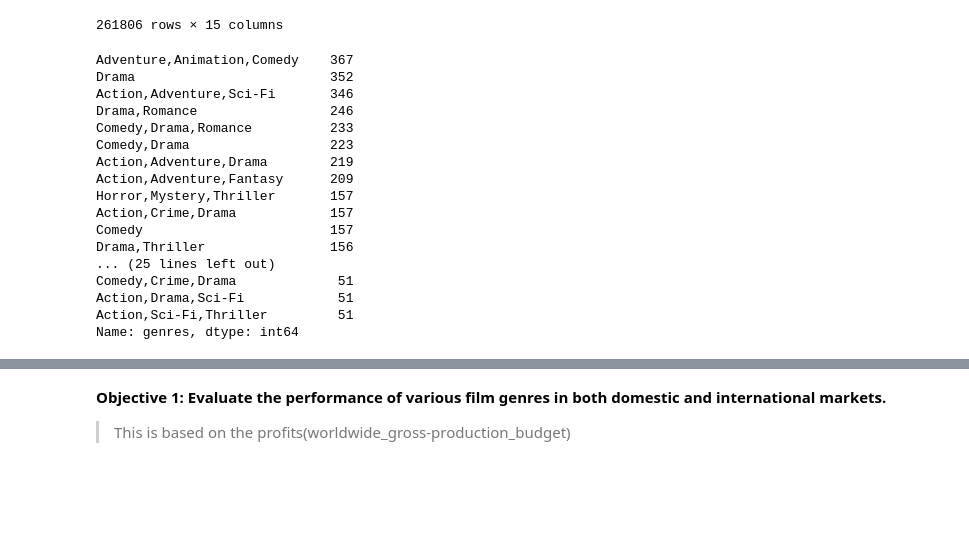
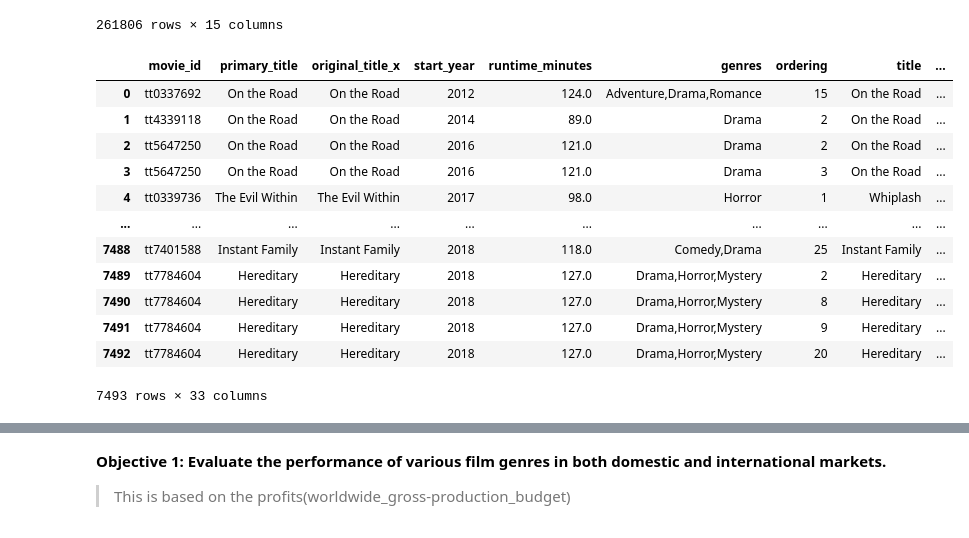
Before and after one commit to mikabenson/PHASE2_PROJECT-inferential-statistics-, a Jupyter notebook: notebooks/Franciscar.ipynb, the cells around one changed output, grey strips where cells are left out. Saved outputs shown, nothing was run; the diff lists cells and outputs as text; code cells hidden in the pictures; blank space fills up the shorter version.

```diff
--- a/notebooks/Franciscar.ipynb
+++ b/notebooks/Franciscar.ipynb
@@ -558,25 +567,21 @@ movies
 261806 rows × 15 columns
 # %%
 all_movies=movies.merge(movies_merge, how='inner', on='title')
-all_movies['genres'].value_counts().head(40)
+all_movies
 # %% [output]
+|  | movie_id | primary_title | original_title_x | start_year | runtime_minutes | genres | ordering | title | ... |
+| 0 | tt0337692 | On the Road | On the Road | 2012 | 124.0 | Adventure,Drama,Romance | 15 | On the Road | ... |
+| 1 | tt4339118 | On the Road | On the Road | 2014 | 89.0 | Drama | 2 | On the Road | ... |
+| 2 | tt5647250 | On the Road | On the Road | 2016 | 121.0 | Drama | 2 | On the Road | ... |
+| 3 | tt5647250 | On the Road | On the Road | 2016 | 121.0 | Drama | 3 | On the Road | ... |
+| 4 | tt0339736 | The Evil Within | The Evil Within | 2017 | 98.0 | Horror | 1 | Whiplash | ... |
+| ... | ... | ... | ... | ... | ... | ... | ... | ... | ... |
+| 7488 | tt7401588 | Instant Family | Instant Family | 2018 | 118.0 | Comedy,Drama | 25 | Instant Family | ... |
+| 7489 | tt7784604 | Hereditary | Hereditary | 2018 | 127.0 | Drama,Horror,Mystery | 2 | Hereditary | ... |
+| 7490 | tt7784604 | Hereditary | Hereditary | 2018 | 127.0 | Drama,Horror,Mystery | 8 | Hereditary | ... |
+| 7491 | tt7784604 | Hereditary | Hereditary | 2018 | 127.0 | Drama,Horror,Mystery | 9 | Hereditary | ... |
+| 7492 | tt7784604 | Hereditary | Hereditary | 2018 | 127.0 | Drama,Horror,Mystery | 20 | Hereditary | ... |
-Adventure,Animation,Comedy    367
-Drama                         352
-Action,Adventure,Sci-Fi       346
-Drama,Romance                 246
-Comedy,Drama,Romance          233
-Comedy,Drama                  223
-Action,Adventure,Drama        219
-Action,Adventure,Fantasy      209
-Horror,Mystery,Thriller       157
-Action,Crime,Drama            157
-Comedy                        157
-Drama,Thriller                156
-... (25 lines left out)
-Comedy,Crime,Drama             51
-Action,Drama,Sci-Fi            51
-Action,Sci-Fi,Thriller         51
-Name: genres, dtype: int64
+7493 rows × 33 columns
 # %%
 columns_to_drop = [col for col in ['ordering', 'original_title_x','types','region', 'attributes','is_original_title', 'is_original_language', 'language', 'original_title_y', 'original_language'] if col in all_movies.columns]
 all_movies.drop(columns=columns_to_drop, inplace=True)
```
Also changed, not shown: parts of 17 cells of this notebook, 1 other file.
